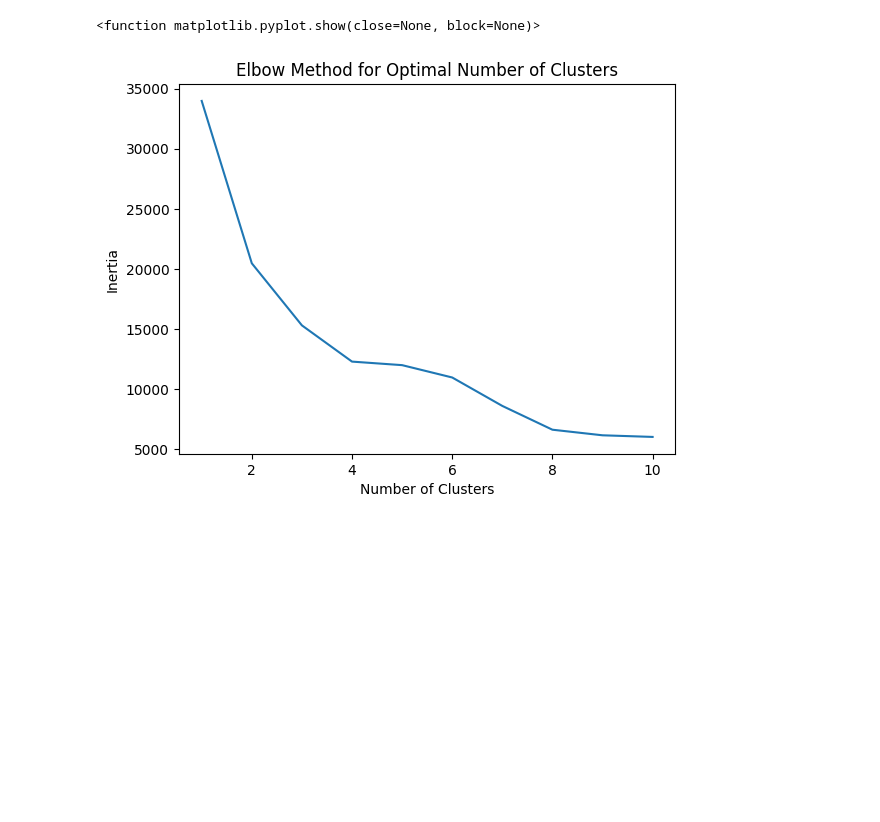
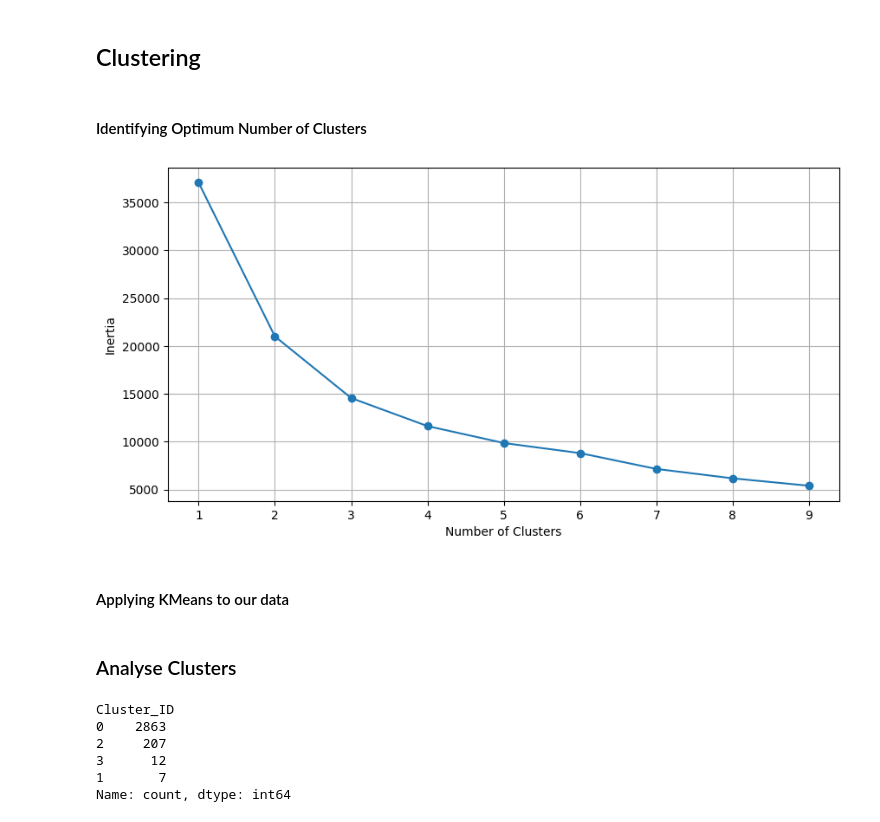
Before and after one commit to bogdankrenz/data_mining_SO2024, a Jupyter notebook: notebooks/4_clustering_kmeans.ipynb, the cells around one changed output. Saved outputs shown, nothing was run; the diff lists cells and outputs as text; code cells hidden in the pictures; blank space fills up the shorter version.

Commit message:
Clustering via kmeans and hierarchical

```diff
--- a/notebooks/4_clustering_kmeans.ipynb
+++ b/notebooks/4_clustering_kmeans.ipynb
@@ -26,15 +18,39 @@ master_df_scaled.head()
+# %%
+selected_features = [
+    "naics1_occ1",
+    "naics1_occ2",
+    "naics1_occ3",
+    "naics1_occ4",
+    "naics1_occ5",
+    "naics2-5_occ1-3",
+    "naics2-5_occ4-5",
+    "naics1_est",
+    "naics2-5_est",
+    "naics1_ap",
+    "naics2-5_ap",
+    "mean_gdp",
+]
+result_df = master_df_scaled[selected_features]
+# %% [markdown]
+## Clustering
+# %% [markdown]
+#### Identifying Optimum Number of Clusters
 # %%
-inertia = []
-for n in range(1, 11):
-    kmeans = KMeans(n_clusters=n, random_state=42)
-    kmeans.fit(master_df_scaled)
-    inertia.append(kmeans.inertia_)
+def optimise_kmeans(data, max_k):
+    means = []
+    inertias = []
 
-plt.plot(range(1, 11), inertia)
-plt.xlabel("Number of Clusters")
-plt.ylabel("Inertia")
-plt.title("Elbow Method for Optimal Number of Clusters")
-plt.show
+    for k in range(1, max_k):
+        kmeans = KMeans(n_clusters=k, init="k-means++", max_iter=300, n_init=10)
+        kmeans.fit(data)
+
+        means.append(k)
+        inertias.append(kmeans.inertia_)
+
+    # Plot
+    fig = plt.subplots(figsize=(10, 5))
+    plt.plot(means, inertias, "o-")
+    plt.xlabel("Number of Clusters")
+    plt.ylabel("Inertia")
+    plt.grid(True)
+    plt.show()
-# %% [output]
-<function matplotlib.pyplot.show(close=None, block=None)>
-[figure, removed]
@@ -48,0 +57,4 @@ master_df["Cluster_ID"] = clusters
+# %%
+optimise_kmeans(result_df, 10)
+# %% [output]
+[figure, added]
@@ -48,0 +63,2 @@ master_df["Cluster_ID"] = clusters
+# %% [markdown]
+#### Applying KMeans to our data
@@ -48,0 +73,11 @@ master_df["Cluster_ID"] = clusters
+# %% [markdown]
+### Analyse Clusters
+# %%
+print(result_df["Cluster_ID"].value_counts())
+# %% [output]
+Cluster_ID
+0    2863
+2     207
+3      12
+1       7
+Name: count, dtype: int64
```
Also changed, not shown: parts of 14 cells of this notebook, 3 other files.
